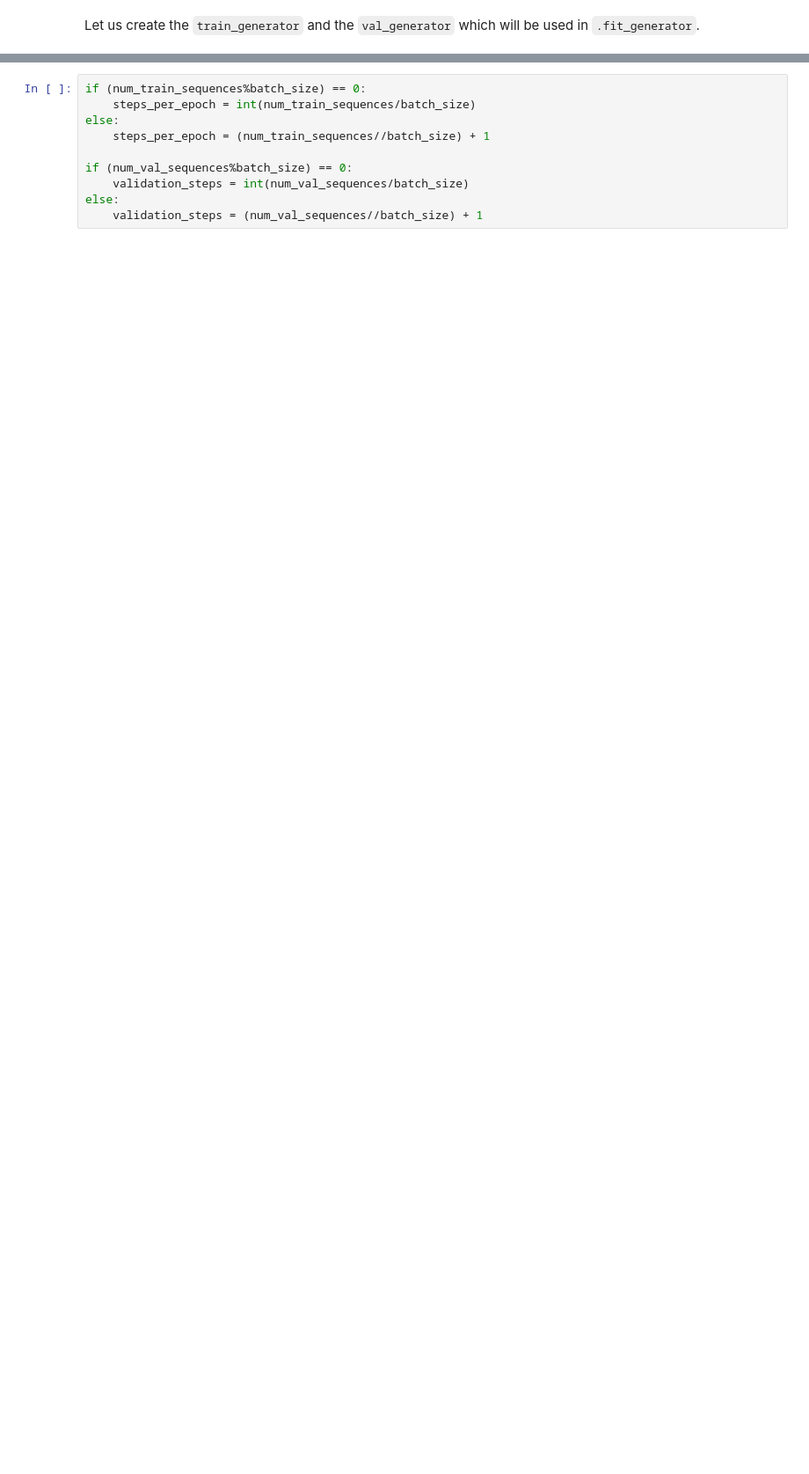
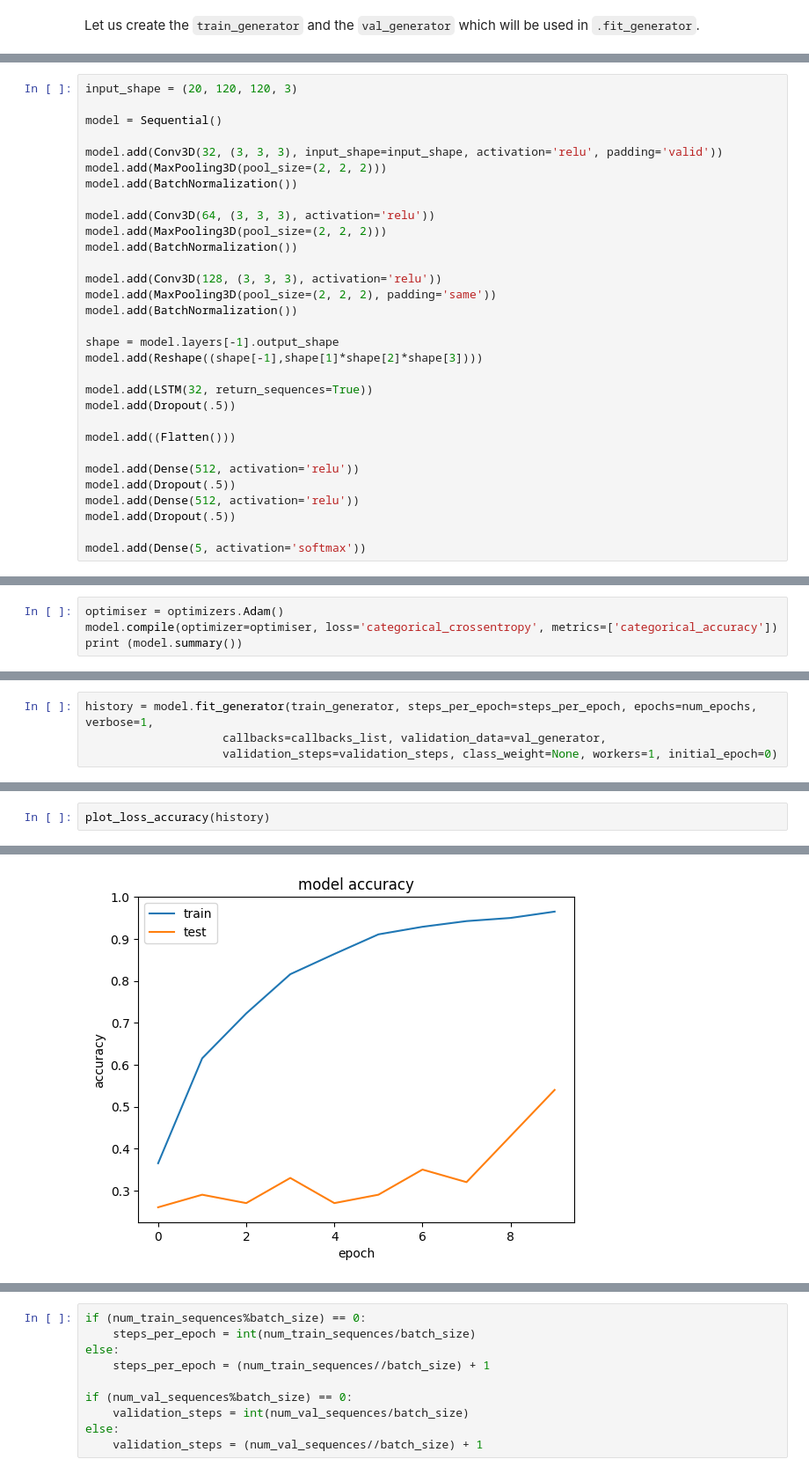
Before and after one commit to upGradAIML/Gesture-Recognition, a Jupyter notebook: Neural_Nets_Project_Starter_Code.ipynb, the cells around one changed output, grey strips where cells are left out. Shown at 88% size. Cells and saved outputs as stored; diff of their text form; blank space fills up the shorter version.

```diff
--- a/Neural_Nets_Project_Starter_Code.ipynb
+++ b/Neural_Nets_Project_Starter_Code.ipynb
@@ -224,0 +597,31 @@ The `steps_per_epoch` and `validation_steps` are used by `fit_generator` to deci
+# %%
+input_shape = (20, 120, 120, 3)
+
+model = Sequential()
+
+model.add(Conv3D(32, (3, 3, 3), input_shape=input_shape, activation='relu', padding='valid'))
+model.add(MaxPooling3D(pool_size=(2, 2, 2)))
+model.add(BatchNormalization())
+
+model.add(Conv3D(64, (3, 3, 3), activation='relu'))
+model.add(MaxPooling3D(pool_size=(2, 2, 2)))
+model.add(BatchNormalization())
+
+model.add(Conv3D(128, (3, 3, 3), activation='relu'))
+model.add(MaxPooling3D(pool_size=(2, 2, 2), padding='same'))
+model.add(BatchNormalization())
+
+shape = model.layers[-1].output_shape
+model.add(Reshape((shape[-1],shape[1]*shape[2]*shape[3])))
+
+model.add(LSTM(32, return_sequences=True))
+model.add(Dropout(.5))
+
+model.add((Flatten()))
+
+model.add(Dense(512, activation='relu'))
+model.add(Dropout(.5))
+model.add(Dense(512, activation='relu'))
+model.add(Dropout(.5))
+
+model.add(Dense(5, activation='softmax'))
@@ -224,0 +635,4 @@ The `steps_per_epoch` and `validation_steps` are used by `fit_generator` to deci
+# %%
+optimiser = optimizers.Adam()
+model.compile(optimizer=optimiser, loss='categorical_crossentropy', metrics=['categorical_accuracy'])
+print (model.summary())
@@ -224,0 +657,4 @@ The `steps_per_epoch` and `validation_steps` are used by `fit_generator` to deci
+# %%
+history = model.fit_generator(train_generator, steps_per_epoch=steps_per_epoch, epochs=num_epochs, verbose=1,
+                    callbacks=callbacks_list, validation_data=val_generator,
+                    validation_steps=validation_steps, class_weight=None, workers=1, initial_epoch=0)
@@ -224,0 +719,3 @@ The `steps_per_epoch` and `validation_steps` are used by `fit_generator` to deci
+# %%
+plot_loss_accuracy(history)
+# %% [output]
@@ -224,0 +723 @@ The `steps_per_epoch` and `validation_steps` are used by `fit_generator` to deci
+[figure, added]
```
Also changed, not shown: parts of 49 cells of this notebook, 1 other file.
